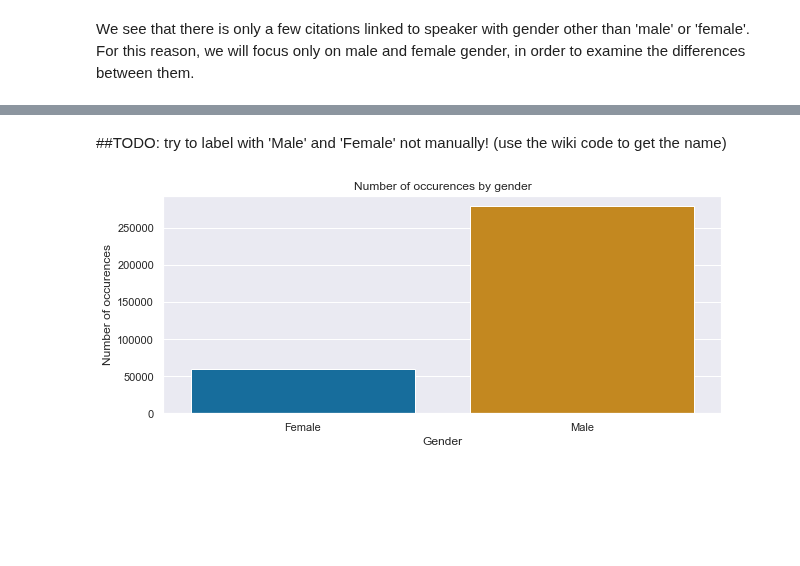
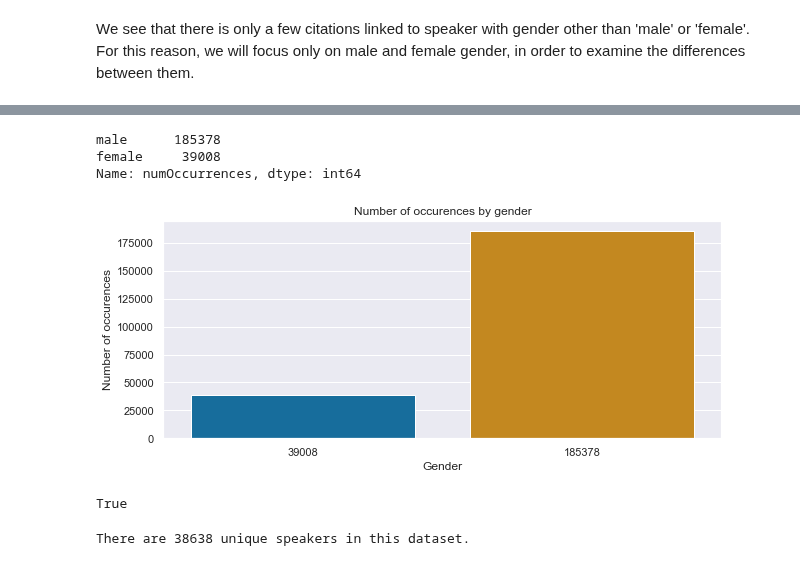
Before and after one commit to janougome/ADA-team, a Jupyter notebook: Descriptive tasks.ipynb, the cells around one changed output, grey strips where cells are left out. Cells and saved outputs as stored; diff of their text form; code cells hidden in the pictures; blank space fills up the shorter version.

Commit message:
plot nb of speaker male vs female

```diff
--- a/Descriptive tasks.ipynb
+++ b/Descriptive tasks.ipynb
@@ -14,3 +26,6 @@ RETURN_FILE_DATA = KNOWN_SPEAKER+"_with_attributes.json.bz2"
+# %%
+with open(GENDER_DICT) as json_file:
+    gender_dict = json.load(json_file)
 # %%
 #Creation of a json file from df_new
 df_new = pd.read_json(RETURN_FILE_DATA)
@@ -60,6 +79,7 @@ Name: speaker, dtype: int64
 # %%
 #Keep only the 2 most represented gender and group the other in "others"
 major_gender = speaker_grouped.speaker.count().sort_values(ascending = False)[0:2]
+major_gender.index = [gender_dict[x] for x in major_gender.index.to_list()]
 others = speaker_grouped.speaker.count().sort_values(ascending = False)[2:]
 # %%
 #Create a new serie for the barplot
@@ -95,20 +121,20 @@ df_new.shape[0]
 # %%
 #Group again by gender, now that only 2 groups remains
-speakers_MF = df_new.groupby(df_new.gender)
+gender_groups = df_new.groupby(df_new.gender)
 # %%
 #Count the number of occurences by gender (quotations*occurences)
-citations_by_gender = speakers_MF.numOccurrences.sum().sort_values(ascending = False)
+citations_by_gender = gender_groups.numOccurrences.sum().sort_values(ascending = False)
+citations_by_gender.index = [gender_dict[x] for x in citations_by_gender.index.to_list()]
+citations_by_gender
+# %% [output]
+male      185378
+female     39008
+Name: numOccurrences, dtype: int64
-# %% [markdown]
-##TODO: try to label with 'Male' and 'Female' not manually! (use the wiki code to get the name)
 # %%
 #Barplot representing the number of occurences by gender
-sns.set(rc = {'figure.figsize':(10,4)})
-sns.set_palette('colorblind')
-labels = ['Female', 'Male']
 ax = sns.barplot(x = citations_by_gender.index, y = citations_by_gender.values, data=citations_by_gender)
-ax.set_xticklabels(labels);
 plt.title('Number of occurences by gender');
 plt.ylabel('Number of occurences');
 plt.xlabel('Gender');
 # %% [output]
-[figure, old version]
+[figure, new version]
@@ -114,0 +145,9 @@ plt.xlabel('Gender');
+# %%
+#Let's check that the speakers are unique.
+unique_speaker.index.is_unique
+# %% [output]
+True
+# %%
+print('There are', speaker_grouped.ngroups, 'unique speakers in this dataset.')
+# %% [output]
+There are 38638 unique speakers in this dataset.
```
Also changed, not shown: parts of 18 cells of this notebook.
